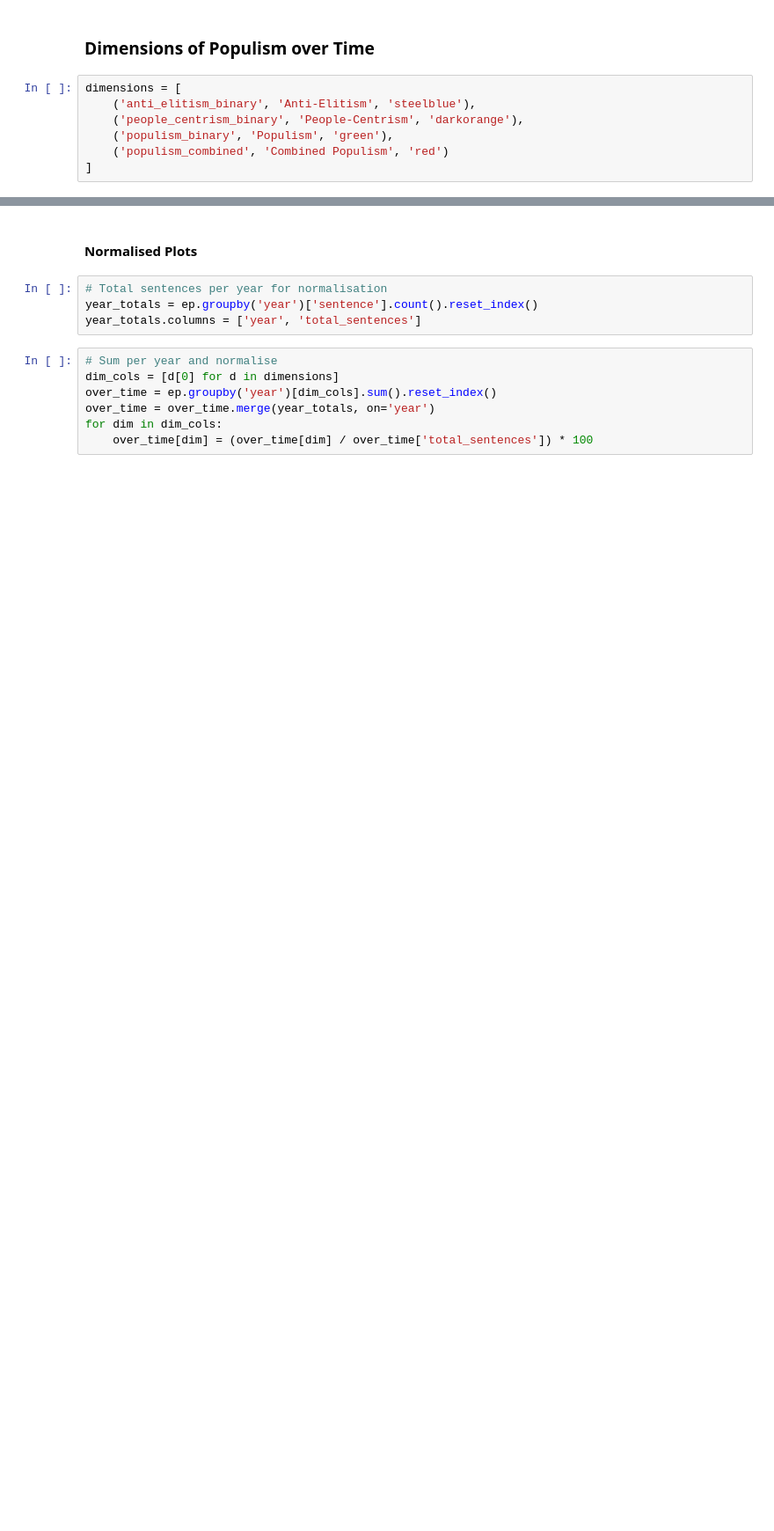
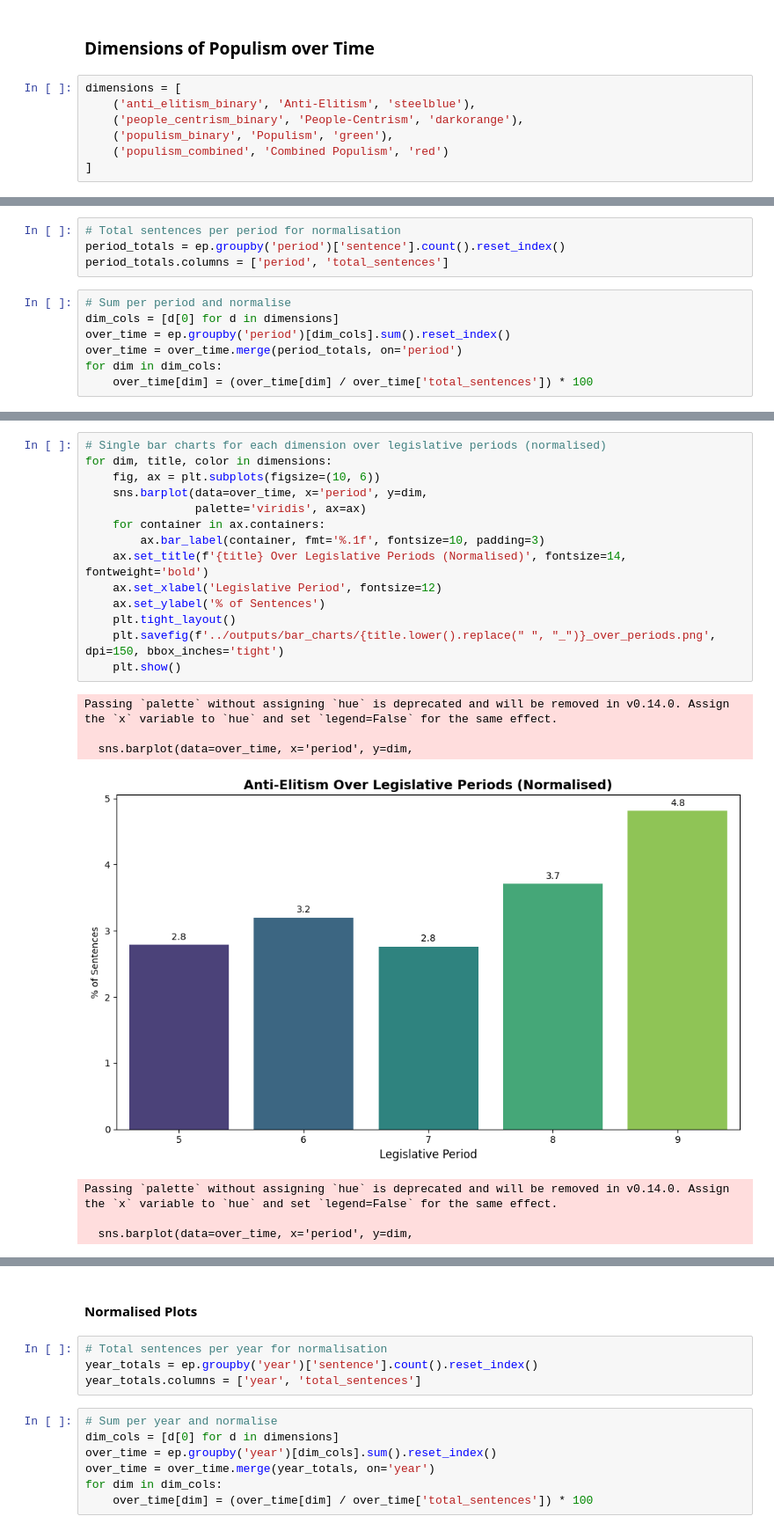
Before and after one commit to gransera/ep_populism_classification, a Jupyter notebook: notebooks/03_analysis_populism_dimensions.ipynb, the cells around one changed output, grey strips where cells are left out. Shown at 88% size. Drawn from its saved outputs; the diff is of its cells as text; blank space fills up the shorter version.

Commit message:
"add metrics across legislative periods"

```diff
--- a/notebooks/03_analysis_populism_dimensions.ipynb
+++ b/notebooks/03_analysis_populism_dimensions.ipynb
@@ -207,0 +248,11 @@ dimensions = [
+# %%
+# Total sentences per period for normalisation
+period_totals = ep.groupby('period')['sentence'].count().reset_index()
+period_totals.columns = ['period', 'total_sentences']
+# %%
+# Sum per period and normalise
+dim_cols = [d[0] for d in dimensions]
+over_time = ep.groupby('period')[dim_cols].sum().reset_index()
+over_time = over_time.merge(period_totals, on='period')
+for dim in dim_cols:
+    over_time[dim] = (over_time[dim] / over_time['total_sentences']) * 100
@@ -207,0 +281,22 @@ dimensions = [
+# %%
+# Single bar charts for each dimension over legislative periods (normalised)
+for dim, title, color in dimensions:
+    fig, ax = plt.subplots(figsize=(10, 6))
+    sns.barplot(data=over_time, x='period', y=dim,
+                palette='viridis', ax=ax)
+    for container in ax.containers:
+        ax.bar_label(container, fmt='%.1f', fontsize=10, padding=3)
+    ax.set_title(f'{title} Over Legislative Periods (Normalised)', fontsize=14, fontweight='bold')
+    ax.set_xlabel('Legislative Period', fontsize=12)
+    ax.set_ylabel('% of Sentences')
+    plt.tight_layout()
+    plt.savefig(f'../outputs/bar_charts/{title.lower().replace(" ", "_")}_over_periods.png', dpi=150, bbox_inches='tight')
+    plt.show()
+# %% [output]
+Passing `palette` without assigning `hue` is deprecated and will be removed in v0.14.0. Assign the `x` variable to `hue` and set `legend=False` for the same effect.
+
+  sns.barplot(data=over_time, x='period', y=dim,
+[figure, added]
+Passing `palette` without assigning `hue` is deprecated and will be removed in v0.14.0. Assign the `x` variable to `hue` and set `legend=False` for the same effect.
+
+  sns.barplot(data=over_time, x='period', y=dim,
```
Also changed, not shown: parts of 13 cells of this notebook.
